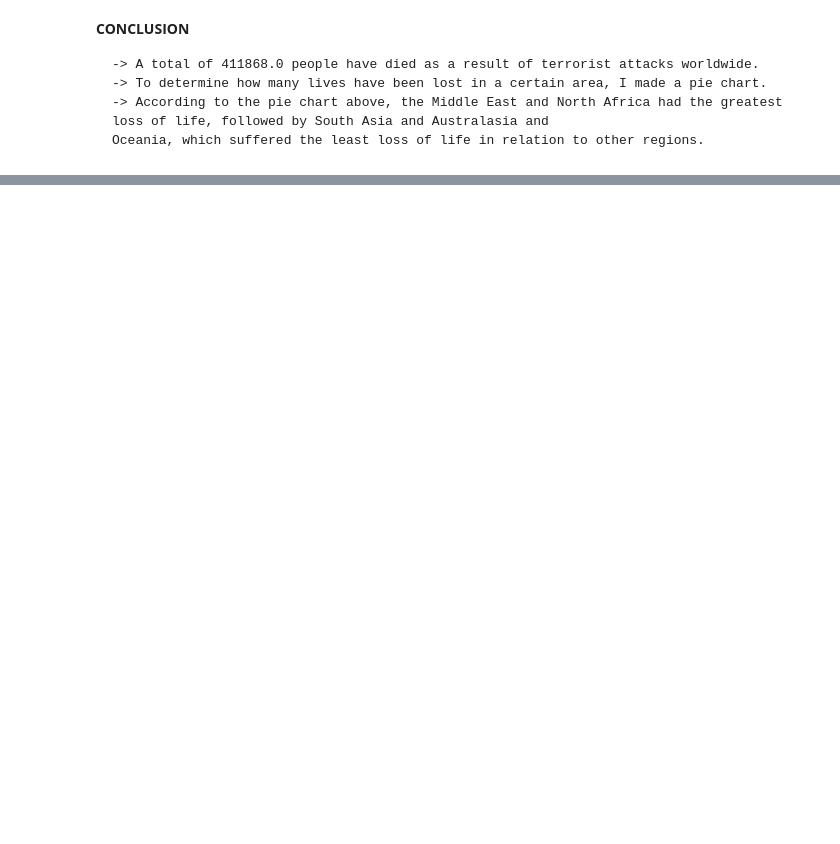
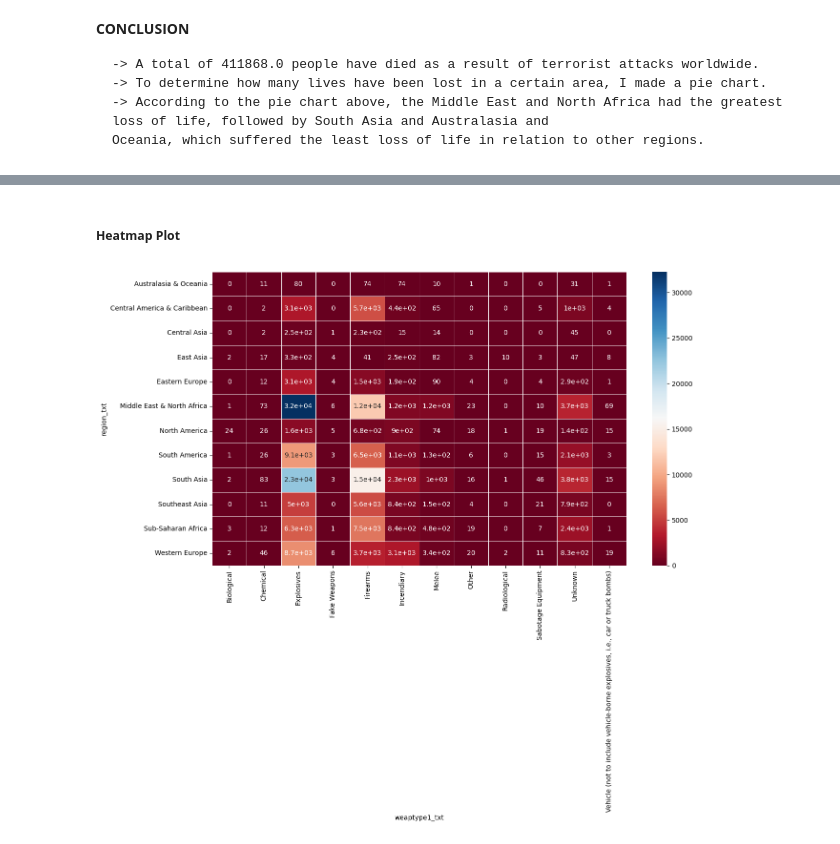
Before and after one commit to NEEL5252/Global-Data-Analysis, a Jupyter notebook: Analyzing_of_the_global_terrorism_dataset.ipynb, the cells around one changed output, grey strips where cells are left out. Cells and saved outputs as stored; diff of their text form; code cells hidden in the pictures; blank space fills up the shorter version.

Commit message:
PROBLEM - 8: The total number of weapons used

```diff
--- a/Analyzing_of_the_global_terrorism_dataset.ipynb
+++ b/Analyzing_of_the_global_terrorism_dataset.ipynb
@@ -615,0 +678,6 @@ Oceania, which suffered the least loss of life in relation to other regions.
+# %%
+# Counts the total number of weapons which are used in particular regions
+regionWp = globalTd.groupby('region_txt')['weaptype1_txt'].value_counts()
+# %%
+# Convert it into the data frame
+regionWp = pd.DataFrame(regionWp).rename(columns={'weaptype1_txt': 'weapNo'}).reset_index()
@@ -615,0 +693,16 @@ Oceania, which suffered the least loss of life in relation to other regions.
+# %% [markdown]
+##### **Heatmap Plot**
+# %%
+# Creating dataframe from the above data for creating heatmap plot
+data_df = regionWp.pivot(columns='weaptype1_txt', index='region_txt', values='weapNo')
+# There are some weapons which were not used in some regions, (filling that values)
+data_df.fillna(0, inplace=True)
+
+# Creating heatmap plot
+plt.figure(figsize=(14, 8))
+sns.heatmap(data_df, annot=True, cmap='RdBu', linewidths=0.5, linecolor='white')
+
+# Show the plot
+plt.show()
+# %% [output]
+[figure, added]
```
Also changed, not shown: parts of 10 cells of this notebook.
